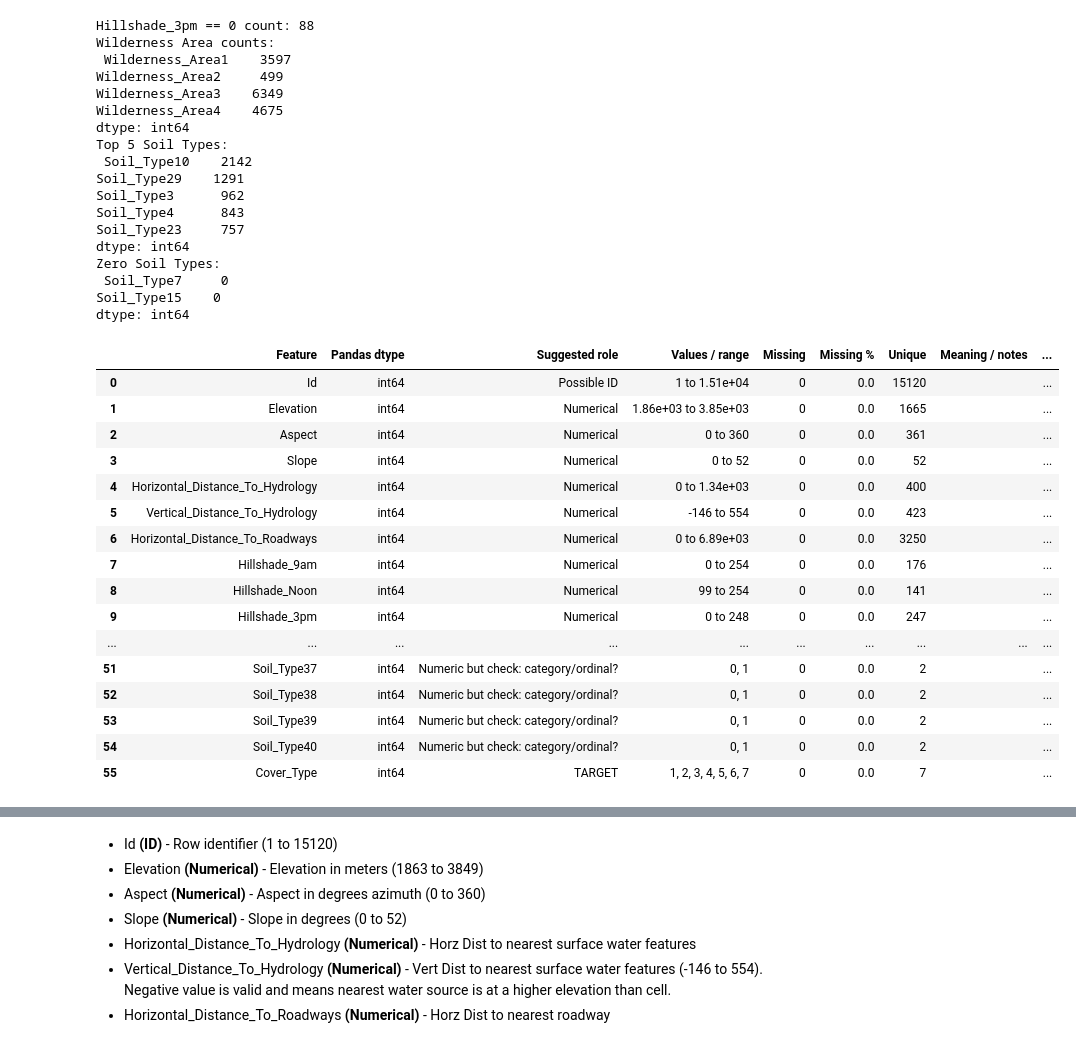
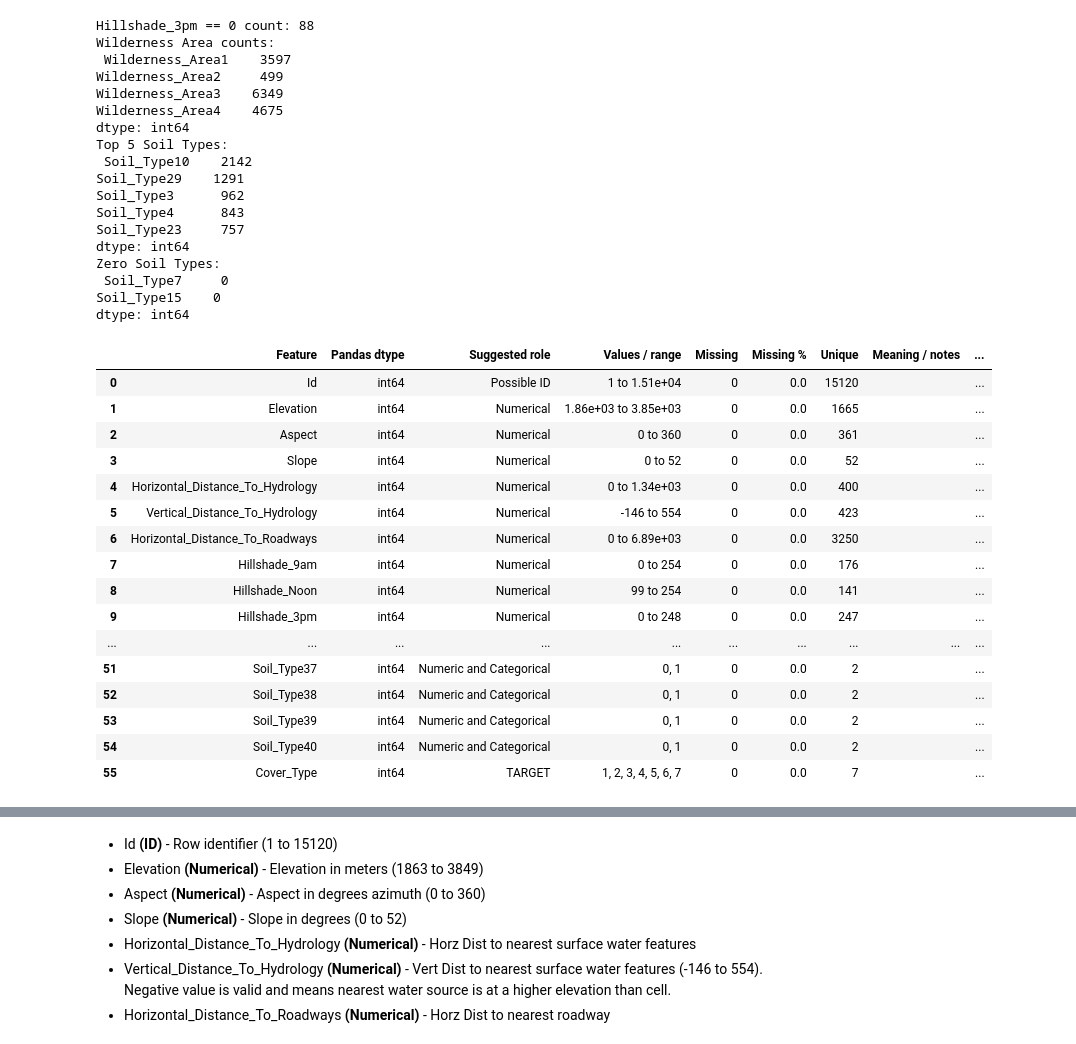
Before and after one commit to HamzahAlasad/DATA3402.Fall.2026-Forest-Cover-Type-Prediction, a Jupyter notebook: data_initial_observations.ipynb, the cells around one changed output, grey strips where cells are left out. Saved outputs shown, nothing was run; the diff lists cells and outputs as text; code cells hidden in the pictures.

```diff
--- a/data_initial_observations.ipynb
+++ b/data_initial_observations.ipynb
@@ -49,3 +16,26 @@ TARGET = "Cover_Type"    # Example: "Survived", "Outcome", "target", etc.
 # Keep pair plots manageable.
 MAX_PAIRPLOT_FEATURES = 5
 MAX_PAIRPLOT_ROWS = 1500
+
+df = pd.read_csv(DATA_PATH)
+
+num_rows, num_features = df.shape
+print(f"Rows (Data Points): {num_rows:,}")
+print(f"Features (including Id and Target): {num_features}")
+
+target_col = 'Cover_Type'
+print(f"\nTarget Variable: {target_col}")
+print("Class Distribution:")
+print(df[target_col].value_counts().sort_index())
+
+print("Rows:", len(df))
+print("Duplicate rows:", int(df.duplicated().sum()))
+print("Columns with missing values:", int((df.isna().sum() > 0).sum()))
+
+if TARGET in df.columns:
+    print("\nTarget distribution:")
+    target_summary = pd.DataFrame({
+        "count": df[TARGET].value_counts(dropna=False),
+        "percent": (df[TARGET].value_counts(dropna=False, normalize=True) * 100).round(1),
+    })
+    display(target_summary)
@@ -208,7 +82,7 @@ def suggested_role(series, name, target=None):
         return "Categorical"
     if pd.api.types.is_numeric_dtype(series):
         if n_unique <= min(15, max(5, int(0.02 * max(n_rows, 1)))):
-            return "Numeric but check: category/ordinal?"
+            return "Numeric and Categorical"
         return "Numerical"
     return "Review manually"
 
@@ -261,35 +135,35 @@ display(feature_table)
 Hillshade_3pm == 0 count: 88
 Wilderness Area counts:
  Wilderness_Area1    3597
 Wilderness_Area2     499
 Wilderness_Area3    6349
 Wilderness_Area4    4675
 dtype: int64
 Top 5 Soil Types:
  Soil_Type10    2142
 Soil_Type29    1291
 Soil_Type3      962
 Soil_Type4      843
 Soil_Type23     757
 dtype: int64
 Zero Soil Types:
  Soil_Type7     0
 Soil_Type15    0
 dtype: int64
 |  | Feature | Pandas dtype | Suggested role | Values / range | Missing | Missing % | Unique | Meaning / notes | ... |
 | 0 | Id | int64 | Possible ID | 1 to 1.51e+04 | 0 | 0.0 | 15120 |  | ... |
 | 1 | Elevation | int64 | Numerical | 1.86e+03 to 3.85e+03 | 0 | 0.0 | 1665 |  | ... |
 | 2 | Aspect | int64 | Numerical | 0 to 360 | 0 | 0.0 | 361 |  | ... |
 | 3 | Slope | int64 | Numerical | 0 to 52 | 0 | 0.0 | 52 |  | ... |
 | 4 | Horizontal_Distance_To_Hydrology | int64 | Numerical | 0 to 1.34e+03 | 0 | 0.0 | 400 |  | ... |
 | 5 | Vertical_Distance_To_Hydrology | int64 | Numerical | -146 to 554 | 0 | 0.0 | 423 |  | ... |
 | 6 | Horizontal_Distance_To_Roadways | int64 | Numerical | 0 to 6.89e+03 | 0 | 0.0 | 3250 |  | ... |
 | 7 | Hillshade_9am | int64 | Numerical | 0 to 254 | 0 | 0.0 | 176 |  | ... |
 | 8 | Hillshade_Noon | int64 | Numerical | 99 to 254 | 0 | 0.0 | 141 |  | ... |
 | 9 | Hillshade_3pm | int64 | Numerical | 0 to 248 | 0 | 0.0 | 247 |  | ... |
 | ... | ... | ... | ... | ... | ... | ... | ... | ... | ... |
-| 51 | Soil_Type37 | int64 | Numeric but check: category/ordinal? | 0, 1 | 0 | 0.0 | 2 |  | ... |
-| 52 | Soil_Type38 | int64 | Numeric but check: category/ordinal? | 0, 1 | 0 | 0.0 | 2 |  | ... |
-| 53 | Soil_Type39 | int64 | Numeric but check: category/ordinal? | 0, 1 | 0 | 0.0 | 2 |  | ... |
-| 54 | Soil_Type40 | int64 | Numeric but check: category/ordinal? | 0, 1 | 0 | 0.0 | 2 |  | ... |
+| 51 | Soil_Type37 | int64 | Numeric and Categorical | 0, 1 | 0 | 0.0 | 2 |  | ... |
+| 52 | Soil_Type38 | int64 | Numeric and Categorical | 0, 1 | 0 | 0.0 | 2 |  | ... |
+| 53 | Soil_Type39 | int64 | Numeric and Categorical | 0, 1 | 0 | 0.0 | 2 |  | ... |
+| 54 | Soil_Type40 | int64 | Numeric and Categorical | 0, 1 | 0 | 0.0 | 2 |  | ... |
 | 55 | Cover_Type | int64 | TARGET | 1, 2, 3, 4, 5, 6, 7 | 0 | 0.0 | 7 |  | ... |
```
Also changed, not shown: parts of 27 cells of this notebook, 3 other files.
